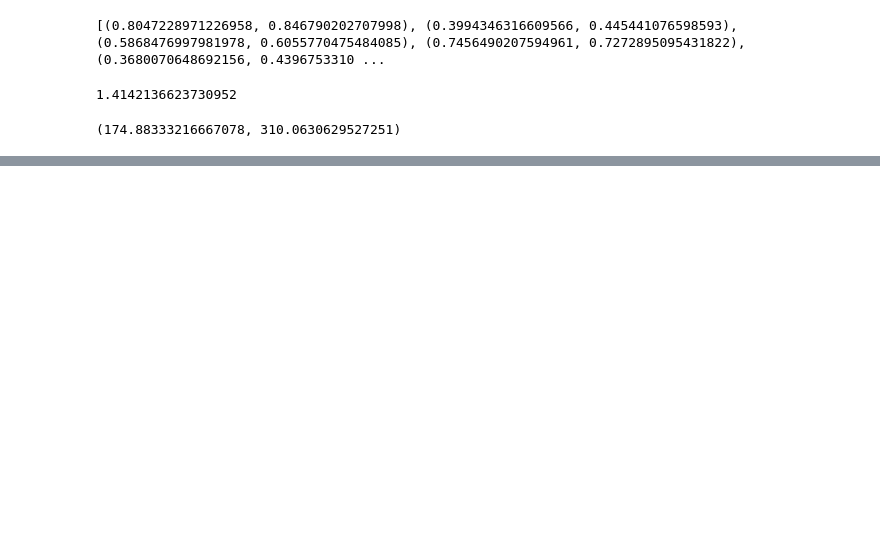
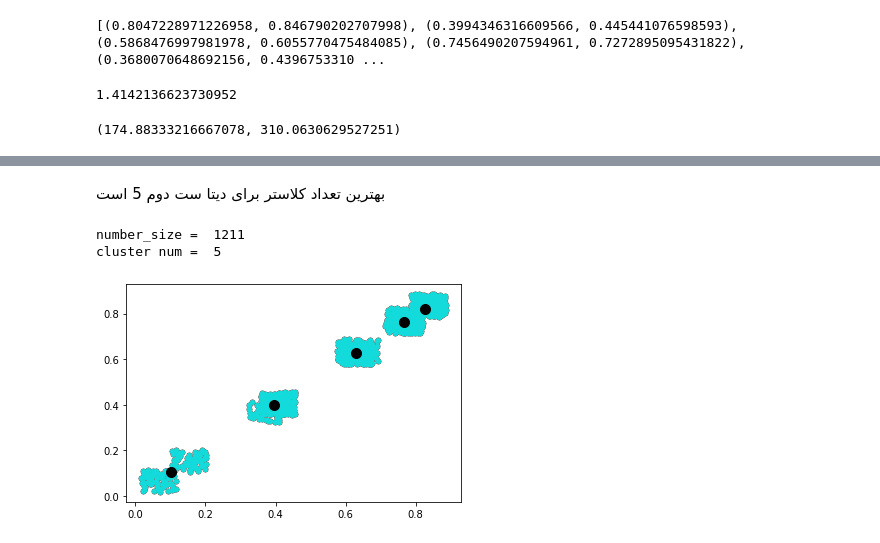
Before and after one commit to hoseinlook/fuzzi-C-means, a Jupyter notebook: notebooks/c-means.ipynb, the cells around one changed output, grey strips where cells are left out. Saved outputs shown, nothing was run; the diff lists cells and outputs as text; code cells hidden in the pictures; blank space fills up the shorter version.

```diff
--- a/notebooks/c-means.ipynb
+++ b/notebooks/c-means.ipynb
@@ -132,0 +217,9 @@ cost 16152171.285118032
+# %% [markdown]
+
+بهترین تعداد کلاستر برای دیتا ست دوم 5 است
+# %%
+V, U, cost = model(X, 5, 4, 100,plott=True)
+# %% [output]
+number_size =  1211
+cluster num =  5
+[figure, added]
```
Also changed, not shown: parts of 23 cells of this notebook.
